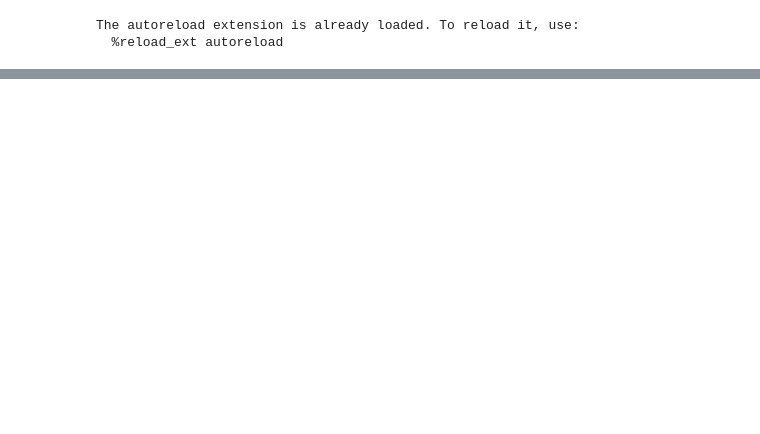
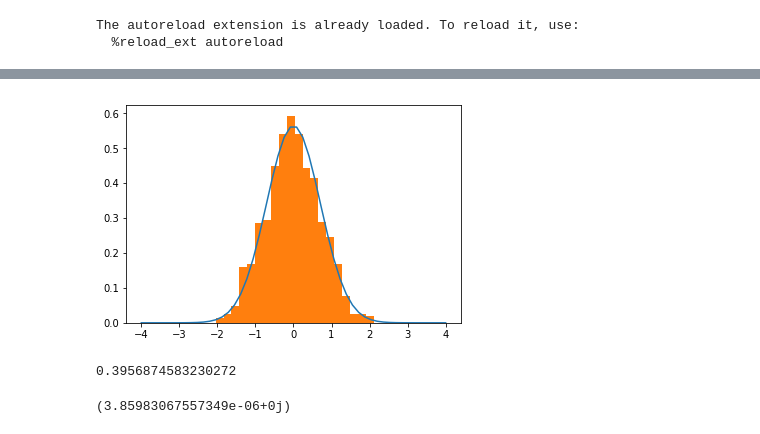
Before and after one commit to simply-nicky/cbc, a Jupyter notebook: test.ipynb, the cells around one changed output, grey strips where cells are left out. Cells and saved outputs as stored; diff of their text form; code cells hidden in the pictures; blank space fills up the shorter version.

```diff
--- a/test.ipynb
+++ b/test.ipynb
@@ -45,0 +56,25 @@ plt.show()
+# %%
+def normal(x, mu, sigma):
+    return (np.pi * sigma**2)**-0.5 * np.exp(-(x - mu)**2 / sigma**2)
+# %%
+%matplotlib inline
+num = 1000
+mu = 0
+sigma = 1
+pts = np.random.normal(mu, sigma / np.sqrt(2), num)
+xs = np.linspace(-4 * sigma, 4 * sigma)
+fs = normal(xs, mu, sigma)
+plt.plot(xs, fs)
+plt.hist(pts, 20, density=True)
+plt.show()
+print(normal(pts, mu, sigma).sum() / num)
+# %% [output]
+[figure, added]
+0.3956874583230272
+# %%
+knum = 1000
+z = 0
+ks = cbc.gaussian_dist(knum, z, waist, wavelength)[:, 0:2]
+thdiv(waist,wavelength) * np.pi**0.5 / (2 * np.pi)**2 * cbc.gaussian_f(ks, z, waist, wavelength).sum() / knum
+# %% [output]
+(3.85983067557349e-06+0j)
```
Also changed, not shown: parts of 13 cells of this notebook, 14 other files.
